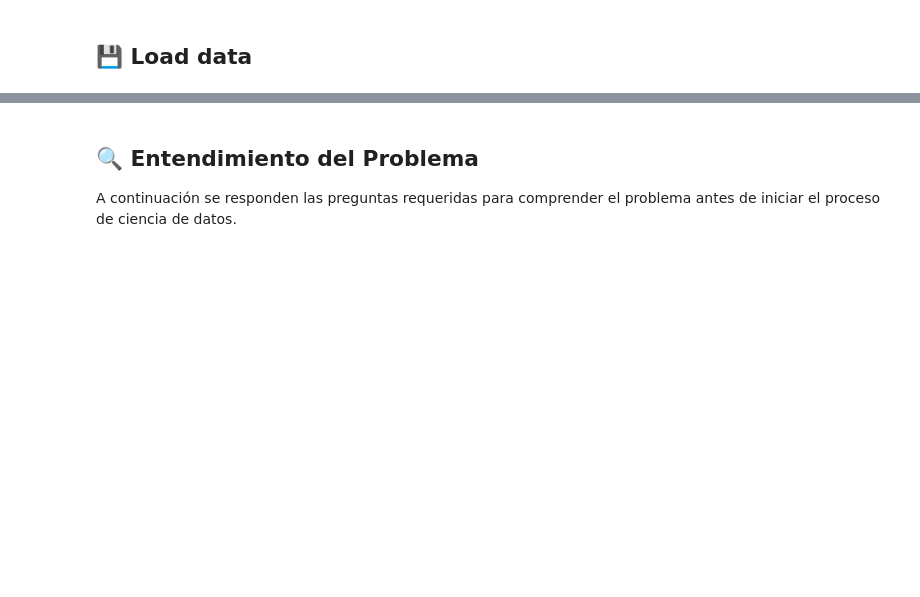
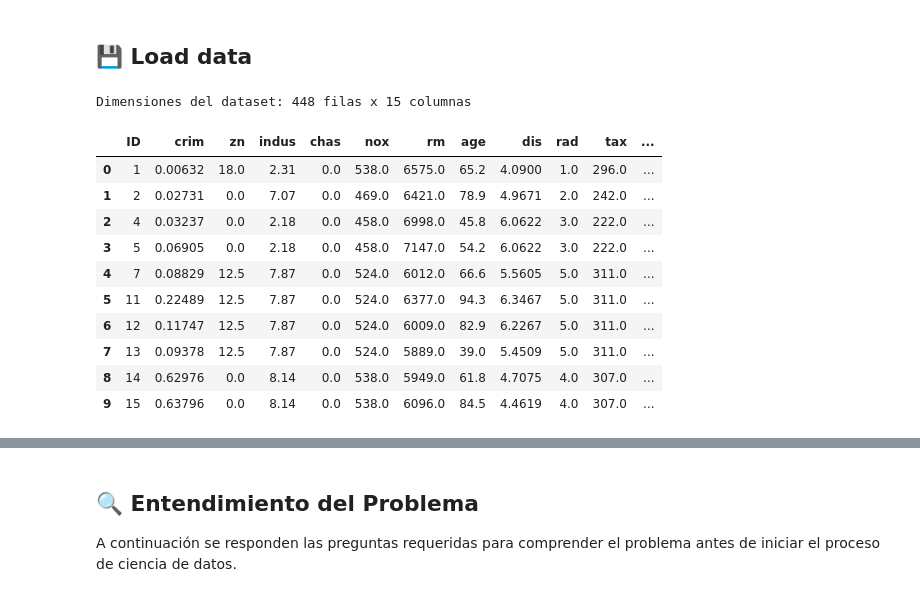
Before and after one commit to RafaGM1108/Boston_Home_Prices, a Jupyter notebook: notebooks/1-data/01_Entendimiento_problema-regm-2026-08-15.ipynb, the cells around one changed output, grey strips where cells are left out. Drawn from its saved outputs; the diff is of its cells as text; code cells hidden in the pictures; blank space fills up the shorter version.

Commit message:
docs: completar respuestas del notebook Boston Housing

```diff
--- a/notebooks/1-data/01_Entendimiento_problema-regm-2026-08-15.ipynb
+++ b/notebooks/1-data/01_Entendimiento_problema-regm-2026-08-15.ipynb
@@ -28,8 +49,21 @@ Path("data/processed").mkdir(parents=True, exist_ok=True)
 # %%
 # Cargar el dataset
-df = pd.read_csv("data/raw/Precios_Casas_Boston.csv")
+df = pd.read_csv("../../data/01_raw/Precios_Casas_Boston.csv")
 print(f"Dimensiones del dataset: {df.shape[0]} filas x {df.shape[1]} columnas")
 df.head(10)
+# %% [output]
+Dimensiones del dataset: 448 filas x 15 columnas
+|  | ID | crim | zn | indus | chas | nox | rm | age | dis | rad | tax | ... |
+| 0 | 1 | 0.00632 | 18.0 | 2.31 | 0.0 | 538.0 | 6575.0 | 65.2 | 4.0900 | 1.0 | 296.0 | ... |
+| 1 | 2 | 0.02731 | 0.0 | 7.07 | 0.0 | 469.0 | 6421.0 | 78.9 | 4.9671 | 2.0 | 242.0 | ... |
+| 2 | 4 | 0.03237 | 0.0 | 2.18 | 0.0 | 458.0 | 6998.0 | 45.8 | 6.0622 | 3.0 | 222.0 | ... |
+| 3 | 5 | 0.06905 | 0.0 | 2.18 | 0.0 | 458.0 | 7147.0 | 54.2 | 6.0622 | 3.0 | 222.0 | ... |
+| 4 | 7 | 0.08829 | 12.5 | 7.87 | 0.0 | 524.0 | 6012.0 | 66.6 | 5.5605 | 5.0 | 311.0 | ... |
+| 5 | 11 | 0.22489 | 12.5 | 7.87 | 0.0 | 524.0 | 6377.0 | 94.3 | 6.3467 | 5.0 | 311.0 | ... |
+| 6 | 12 | 0.11747 | 12.5 | 7.87 | 0.0 | 524.0 | 6009.0 | 82.9 | 6.2267 | 5.0 | 311.0 | ... |
+| 7 | 13 | 0.09378 | 12.5 | 7.87 | 0.0 | 524.0 | 5889.0 | 39.0 | 5.4509 | 5.0 | 311.0 | ... |
+| 8 | 14 | 0.62976 | 0.0 | 8.14 | 0.0 | 538.0 | 5949.0 | 61.8 | 4.7075 | 4.0 | 307.0 | ... |
+| 9 | 15 | 0.63796 | 0.0 | 8.14 | 0.0 | 538.0 | 6096.0 | 84.5 | 4.4619 | 4.0 | 307.0 | ... |
 # %%
 # Revisión general de los tipos de datos y valores nulos
 df.info()
```
Also changed, not shown: parts of 10 cells of this notebook.
